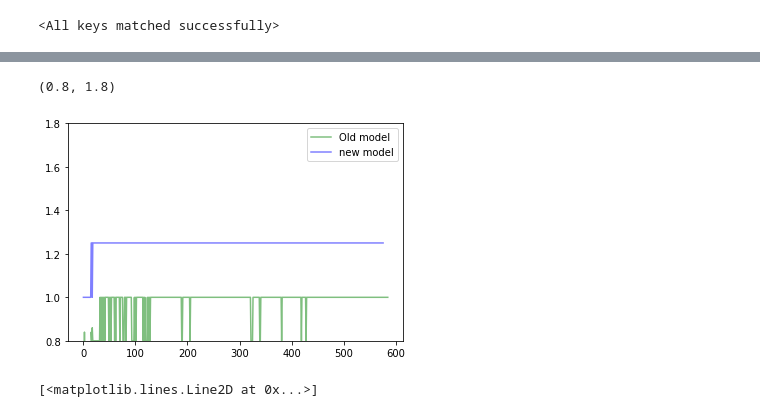
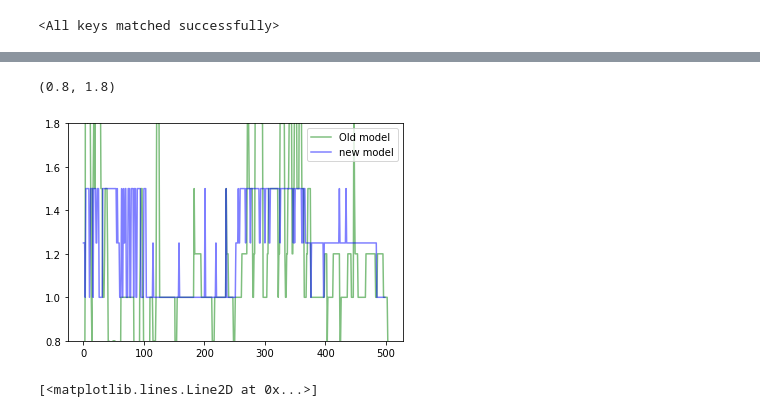
Before and after one commit to Prakyathkantharaju/Thesis_Speed_estimation, a Jupyter notebook: Processing/processing.ipynb, the cells around one changed output, grey strips where cells are left out. Saved outputs shown, nothing was run; the diff lists cells and outputs as text; code cells hidden in the pictures.

```diff
--- a/Processing/processing.ipynb
+++ b/Processing/processing.ipynb
@@ -154,10 +156,10 @@ norm=pickle.load(open('../models/Data_based_models/transformer_1/normalizer.pkl'
 # %%
 X,Y=split(data,1
-          ,window=2,sample_rate=200,vert_acc_i=0,interval=0.5)
+          ,window=1,sample_rate=200,vert_acc_i=0,interval=0.5)
 #test_dataset=IMU(X,Y,size=400,num_features=6)
 #test_loader=DataLoader(test_dataset,batch_size=1)
 X=X.reshape(X.shape[0],X.shape[1]*X.shape[2])
 X=norm.fit_transform(X)
-X=X.reshape(X.shape[0],3,400)
+X=X.reshape(X.shape[0],3,200)
 print(X.shape)
 # %% [output]
@@ -165,22 +167,23 @@ print(X.shape)
 # %% [markdown]
 # Model Loading
 # %%
-model=CLSTM(input_size=3,num_classes=3,input_length=400)
+model=CLSTM(input_size=3,num_classes=3,input_length=200)
 
-model.load_state_dict(torch.load("../models/Data_based_models/transformer_1/model_4.h5"))
+model.load_state_dict(torch.load("../models/Data_based_models/LSTM2/model_10.h5"))
 # %% [output]
 <All keys matched successfully>
 # %%
 model.eval()
-X=X.reshape((-1,3,400))
+X=X.reshape((-1,3,200))
 preds=[]
 with torch.no_grad():
     for i in range(X.shape[0]):
         output=model.forward_run(X[i,:,:])
         _,prediction=torch.max(output.data,1)
         preds+=prediction.detach().cpu()
+        #preds=output.detach().cpu().numpy()
 # %%
-insatance=SRP(h=105,
-              c=0.25)
+insatance=SRP(h=110,
+              c=1.45)
 speeds=insatance.Speed_estimation_simulation(data=data[:,0],split_interval=0.5,r_number=0.25,data_flag=True)
 # %% [output]
@@ -199,13 +206,13 @@ for i,v in enumerate(preds):
     if v==2:
         preds[i]=1.5
 # %%
-plt.plot(speeds['Trend'],'g',alpha=0.5)
+plt.plot(speeds['Double'],'g',alpha=0.5)
 plt.plot(preds,'b',alpha=0.5)
 plt.legend(['Old model','new model'])
 plt.ylim([0.8,1.8])
 # %% [output]
 (0.8, 1.8)
-[figure, old version]
+[figure, new version]
 # %%
 plt.plot(preds)
 # %% [output]
```
Also changed, not shown: parts of 15 cells of this notebook.
